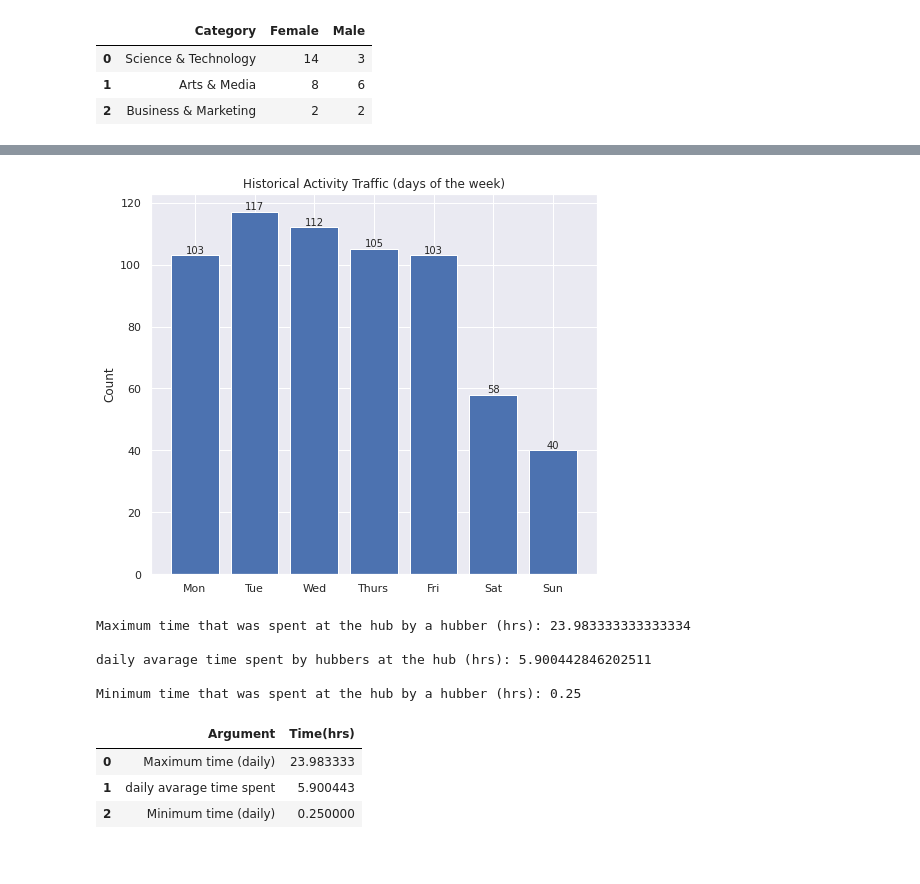
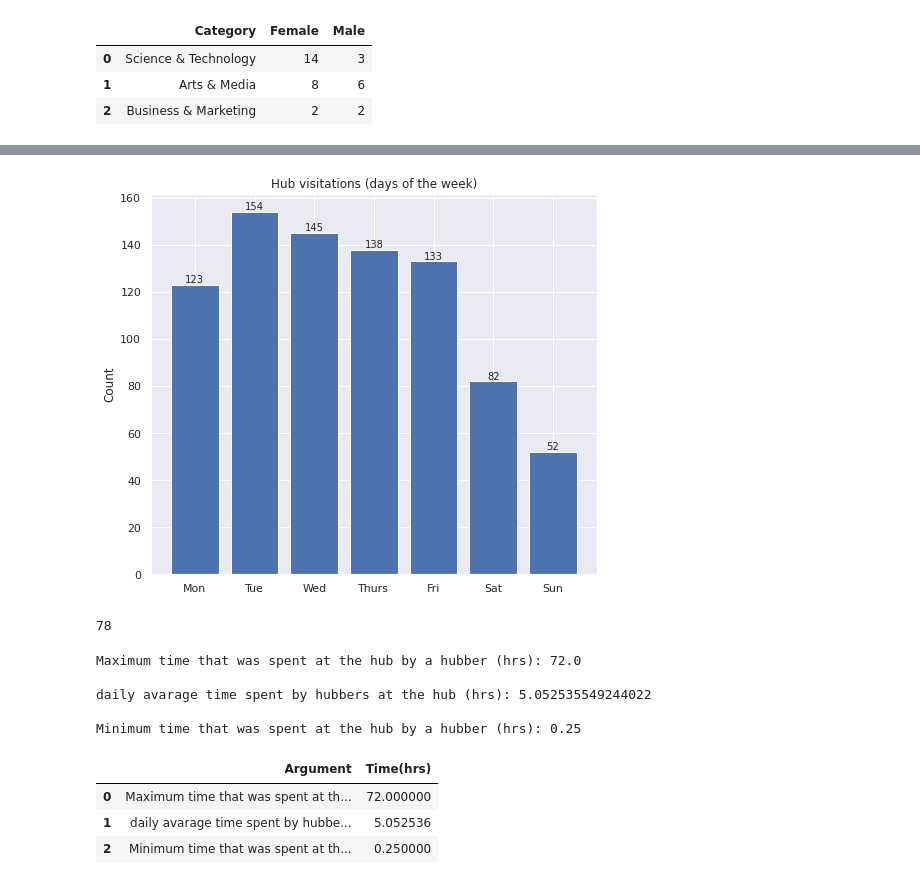
Before and after one commit to Lungelo-cloud/Hub-Analytics, a Jupyter notebook: Hub_Analytica.ipynb, the cells around one changed output, grey strips where cells are left out. Saved outputs shown, nothing was run; the diff lists cells and outputs as text; code cells hidden in the pictures.

```diff
--- a/Hub_Analytica.ipynb
+++ b/Hub_Analytica.ipynb
@@ -94,0 +322,5 @@ df1 = df.loc['2021-08-23 00:00:00':'2021-08-29 23:00:00']
+# %%
+df = df.reset_index()
+df['Timestamp'] = pd.to_datetime(df['Timestamp'])
+df = df.set_index('Timestamp')
+df.head()
@@ -94,0 +335,3 @@ df1 = df.loc['2021-08-23 00:00:00':'2021-08-29 23:00:00']
+# %%
+df11 = df.loc['2021-09-06 00:00:00':'2021-09-12 23:59:59']
+df11.head()
@@ -94,0 +348,6 @@ df1 = df.loc['2021-08-23 00:00:00':'2021-08-29 23:00:00']
+# %%
+#df['Timestamp'] = pd.to_datetime(df['Timestamp'])
+#df['Sign-in Time'] = pd.to_datetime(df['Sign-in Time'])
+#df['What time do you expect to be out of The Hub?'] = pd.to_datetime(df['What time do you expect to be out of The Hub?'])
+df11['How many hours will you be putting in?'] = pd.to_numeric(df11['How many hours will you be putting in?'])
+df11.dtypes
@@ -95,5 +371,5 @@ df1 = df.loc['2021-08-23 00:00:00':'2021-08-29 23:00:00']
 # %%
-cato=df1['What are you working on today?'].str.split(',')
+cato=df11['What are you working on today?'].str.split(',')
 cat_set=[]
 for i in cato.dropna():
     cat_set.extend(i)
@@ -650,41 +997,46 @@ day_of_the_week_traf.rename(columns={'Timestamp':'Count'})
 # %%
 %matplotlib inline
 days = ['Mon', 'Tue', 'Wed', 'Thurs', 'Fri', 'Sat', 'Sun']
-s = [103, 117, 112, 105, 103, 58, 40]
+s = [123, 154, 145, 138, 133, 82, 52]
 width = 8
 height = 7
 plt.figure(figsize=(width, height))
 plt.bar(days, s)
 plt.ylabel("Count")
-plt.title("Historical Activity Traffic (days of the week)");
+plt.title("Hub visitations (days of the week)");
 
 for i in range(len(s)):
   plt.annotate(str(s[i]), xy=(days[i],s[i]), ha='center', va='bottom')
 
 plt.show()
 # %% [output]
-[figure, old version]
+[figure, new version]
+# %%
+missing_dates = pd.date_range(df.index.min(), df.index.max()).difference(df.index).size - 9
+missing_dates
+# %% [output]
+78
 # %%
 attendance_dates = pd.date_range(df.index.min(), df.index.max())
 avarage_daily_attendance = len(df['First Name']) / (attendance_dates.size - missing_dates)
-daily_avarage_time_spent = (df['Time Duration(hrs)'].sum() / attendance_dates.size) / avarage_daily_attendance
-print('Maximum time that was spent at the hub by a hubber (hrs): {}' .format(df['Time Duration(hrs)'].max()))
+daily_avarage_time_spent = (df['How many hours will you be putting in?'].sum() / attendance_dates.size) / avarage_daily_attendance
+print('Maximum time that was spent at the hub by a hubber (hrs): {}' .format(df['How many hours will you be putting in?'].max()))
 print('')
 print('daily avarage time spent by hubbers at the hub (hrs): {}' .format(daily_avarage_time_spent))
 print('')
-print('Minimum time that was spent at the hub by a hubber (hrs): {}' .format(df['Time Duration(hrs)'].min()))
+print('Minimum time that was spent at the hub by a hubber (hrs): {}' .format(df['How many hours will you be putting in?'].min()))
 # %% [output]
-Maximum time that was spent at the hub by a hubber (hrs): 23.983333333333334
+Maximum time that was spent at the hub by a hubber (hrs): 72.0
 
-daily avarage time spent by hubbers at the hub (hrs): 5.900442846202511
+daily avarage time spent by hubbers at the hub (hrs): 5.052535549244022
 
 Minimum time that was spent at the hub by a hubber (hrs): 0.25
 # %%
-date_date = [['Maximum time (daily)', df['Time Duration(hrs)'].max()], ['daily avarage time spent', daily_avarage_time_spent], ['Minimum time (daily)', df['Time Duration(hrs)'].min()]]
+date_date = [['Maximum time that was spent at the hub by a hubber at a go', df['How many hours will you be putting in?'].max()], ['daily avarage time spent by hubbers collectively at the hub', daily_avarage_time_spent], ['Minimum time that was spent at the hub by a hubber at a go', df['How many hours will you be putting in?'].min()]]
 Date_Date = pd.DataFrame(date_date, columns=['Argument', 'Time(hrs)'])
 Date_Date
 # %% [output]
 |  | Argument | Time(hrs) |
-| 0 | Maximum time (daily) | 23.983333 |
-| 1 | daily avarage time spent | 5.900443 |
-| 2 | Minimum time (daily) | 0.250000 |
+| 0 | Maximum time that was spent at th... | 72.000000 |
+| 1 | daily avarage time spent by hubbe... | 5.052536 |
+| 2 | Minimum time that was spent at th... | 0.250000 |
```
Also changed, not shown: parts of 79 cells of this notebook.
